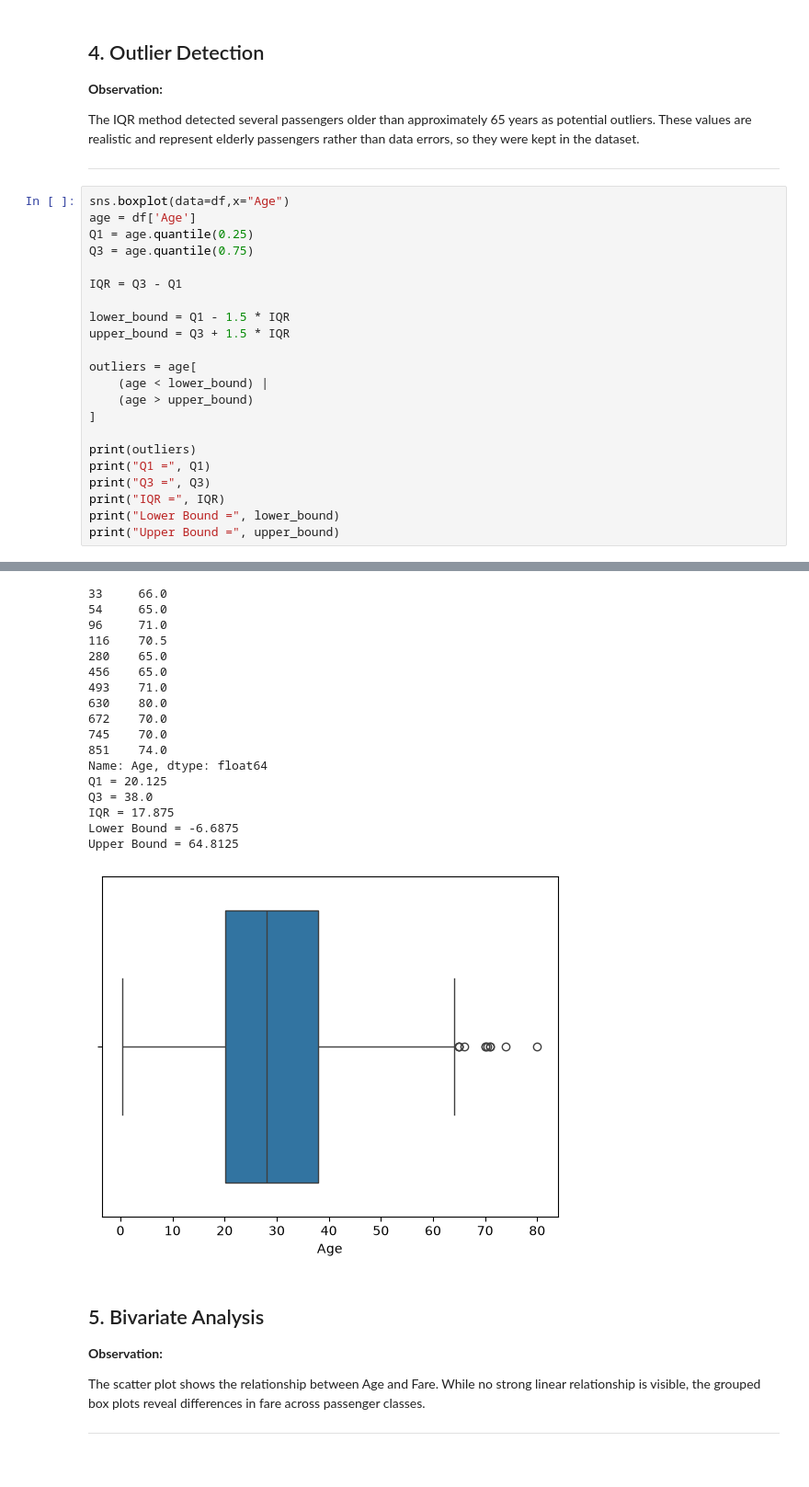
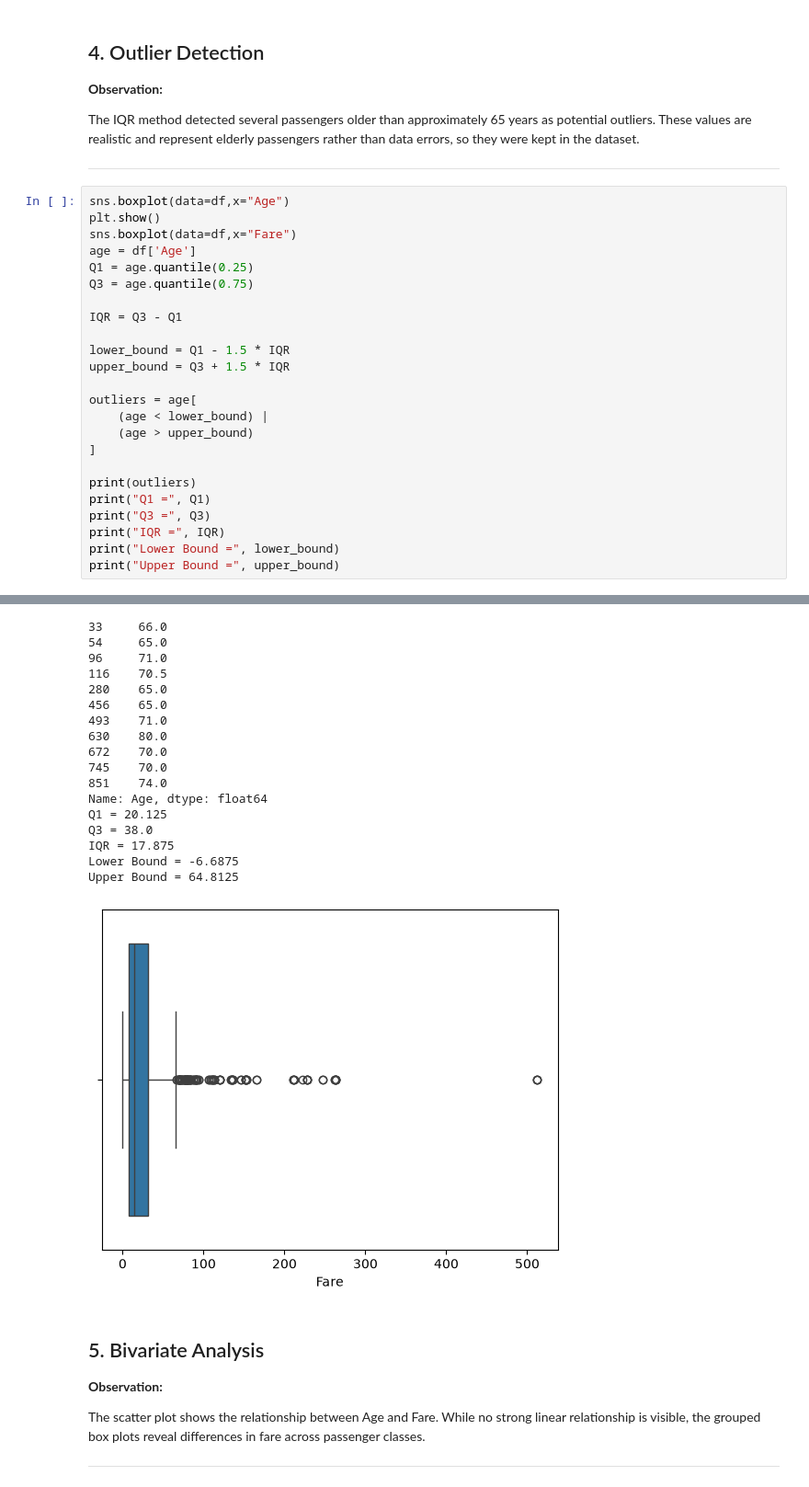
Before and after one commit to MalikJaH/BinX_Internship, a Jupyter notebook: week2/day5/full_EDA.ipynb, the cells around one changed output, grey strips where cells are left out. Shown at 92% size. Saved outputs shown, nothing was run; the diff lists cells and outputs as text.

```diff
--- a/week2/day5/full_EDA.ipynb
+++ b/week2/day5/full_EDA.ipynb
@@ -95,6 +123,8 @@ The IQR method detected several passengers older than approximately 65 years as
 ---
 # %%
 sns.boxplot(data=df,x="Age")
+plt.show()
+sns.boxplot(data=df,x="Fare")
 age = df['Age']
 Q1 = age.quantile(0.25)
 Q3 = age.quantile(0.75)
@@ -119,21 +150,21 @@ print("Upper Bound =", upper_bound)
 33     66.0
 54     65.0
 96     71.0
 116    70.5
 280    65.0
 456    65.0
 493    71.0
 630    80.0
 672    70.0
 745    70.0
 851    74.0
 Name: Age, dtype: float64
 Q1 = 20.125
 Q3 = 38.0
 IQR = 17.875
 Lower Bound = -6.6875
 Upper Bound = 64.8125
-[figure]
+[figure, added]
 # %% [markdown]
 ## 5. Bivariate Analysis
 
```
Also changed, not shown: parts of 6 cells of this notebook.
